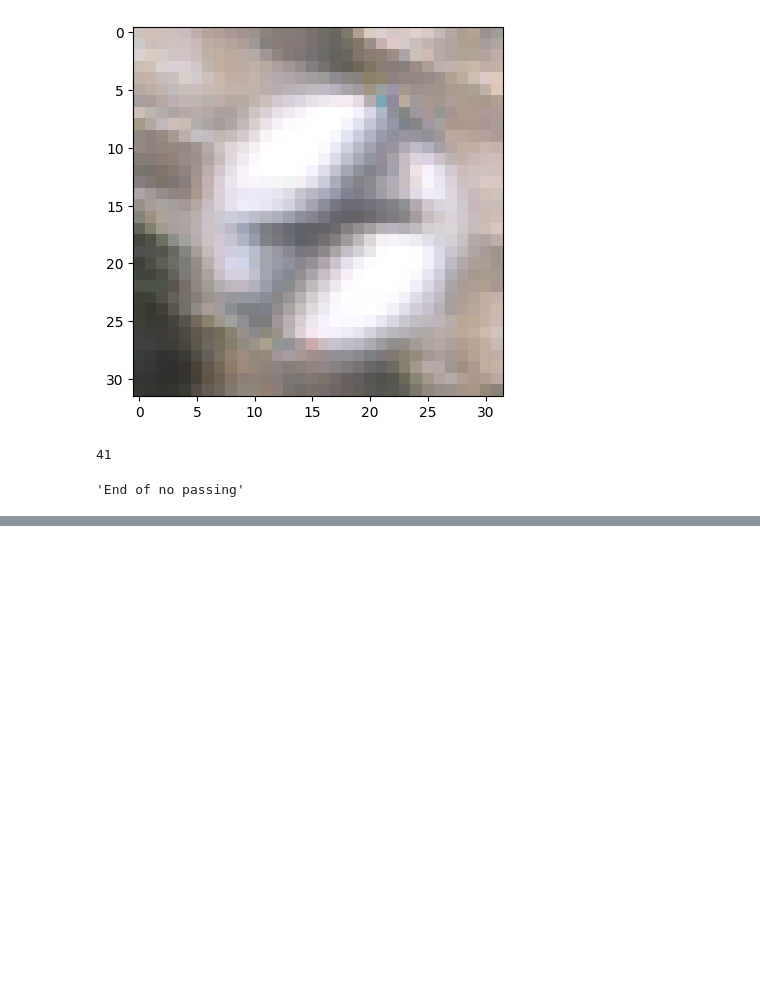
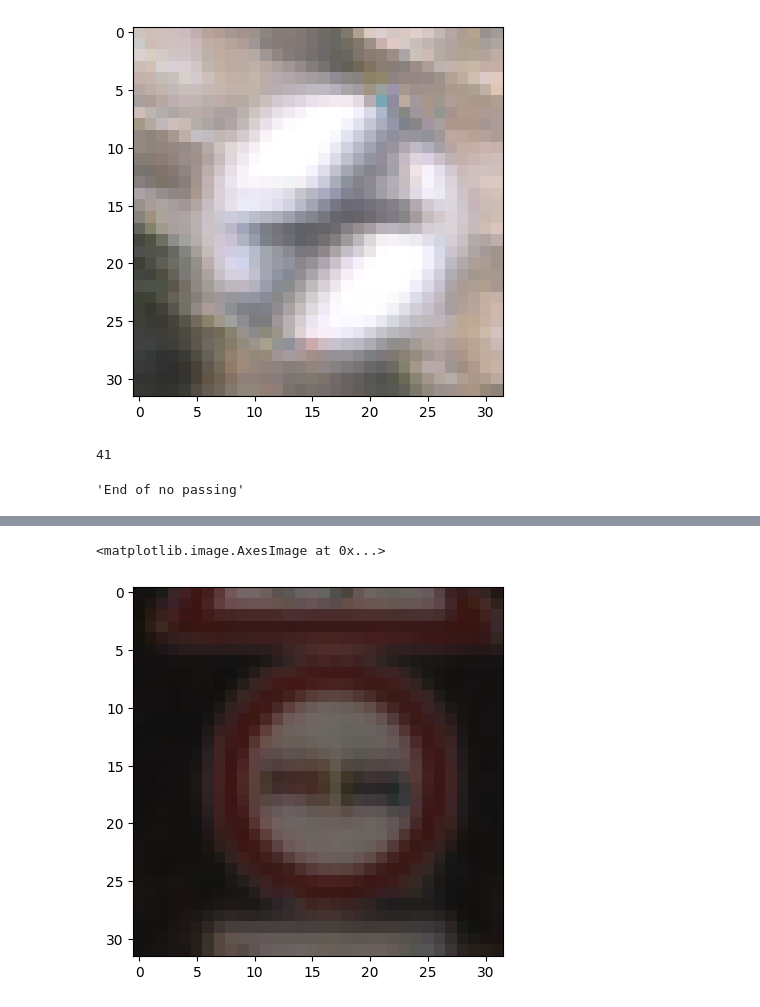
Before and after one commit to dangtrantrung/Road-Signals-Classification-Model-with-TensorFlow, a Jupyter notebook: Road_Signals_Classification_Model.ipynb, the cells around one changed output, grey strips where cells are left out. Cells and saved outputs as stored; diff of their text form; code cells hidden in the pictures; blank space fills up the shorter version.

```diff
--- a/Road_Signals_Classification_Model.ipynb
+++ b/Road_Signals_Classification_Model.ipynb
@@ -235,0 +217,5 @@ plt.imshow(trainX[0])
+# %%
+plt.imshow(trainX[2])
+# %% [output]
+<matplotlib.image.AxesImage at 0x...>
+[figure, added]
```
Also changed, not shown: parts of 26 cells of this notebook.
